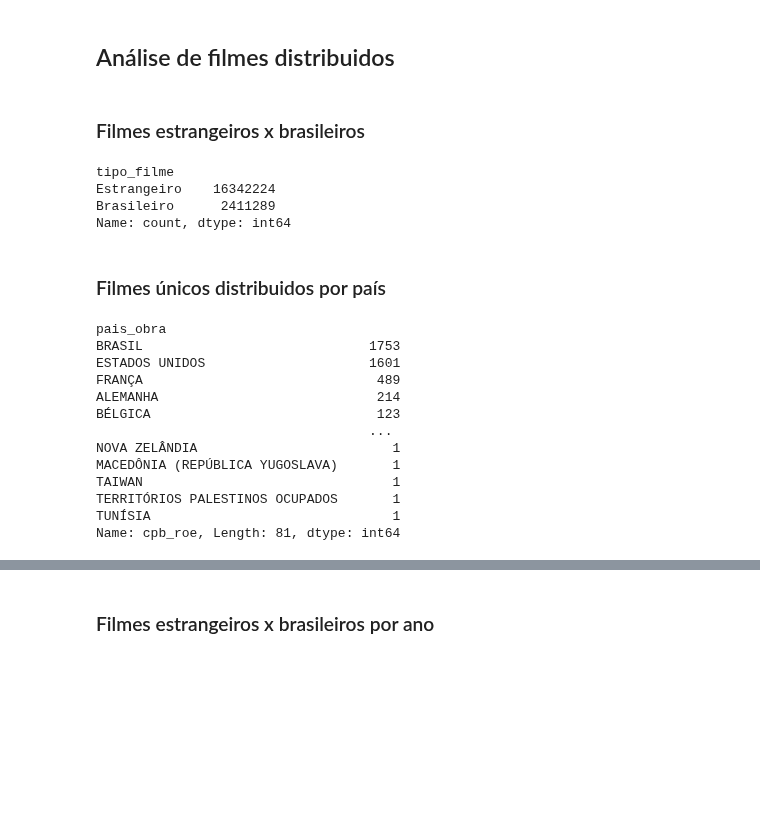
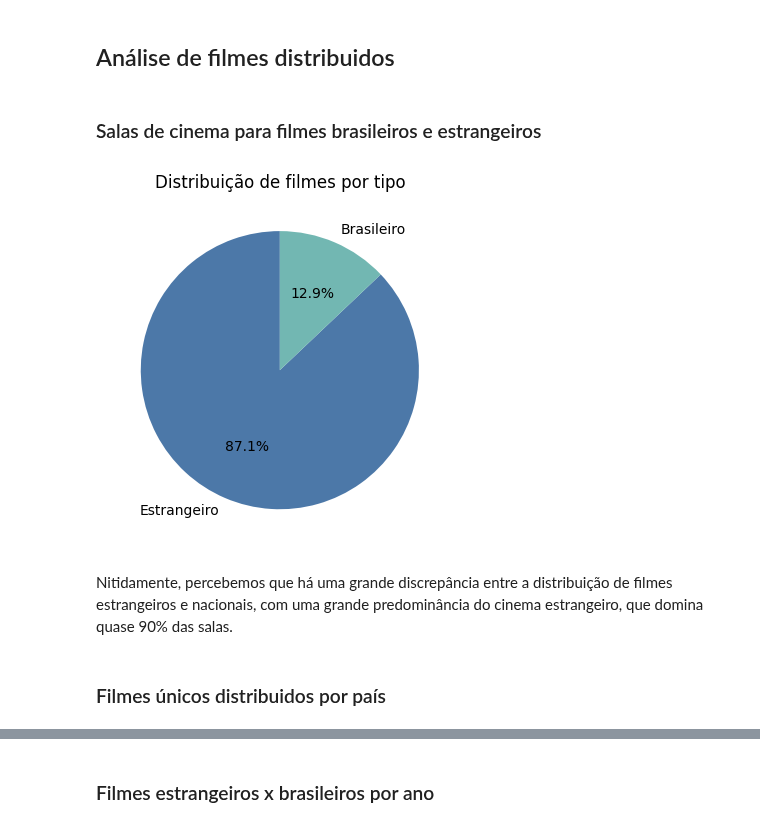
Before and after one commit to JamesIslan/analise-dados-ancine, a Jupyter notebook: src/analise/analise-distribuidoras.ipynb, the cells around one changed output, grey strips where cells are left out. Drawn from its saved outputs; the diff is of its cells as text; code cells hidden in the pictures; blank space fills up the shorter version.

```diff
--- a/src/analise/analise-distribuidoras.ipynb
+++ b/src/analise/analise-distribuidoras.ipynb
@@ -59,29 +34,24 @@ df['tipo_filme'] = df['cpb_roe'].apply(lambda x: 'Estrangeiro' if str(x).startsw
 df['data_exibicao'] = pd.to_datetime(df['data_exibicao'])
 df['ano'] = df['data_exibicao'].dt.year
 # %% [markdown]
-### Filmes estrangeiros x brasileiros
+### Salas de cinema para filmes brasileiros e estrangeiros
-# %%
-df['tipo_filme'].value_counts()
-# %% [output]
-tipo_filme
-Estrangeiro    16342224
-Brasileiro      2411289
-Name: count, dtype: int64
+# %%
+counts = df['tipo_filme'].value_counts()
+
+plt.figure(figsize=(4,4))
+counts.plot.pie(
+  autopct='%1.1f%%',
+  colors=['#4C78A8', '#72B7B2'],
+  startangle=90,
+  labels=counts.index
+)
+plt.ylabel('')
+plt.title('Distribuição de filmes por tipo')
+plt.tight_layout()
+plt.show()
+# %% [output]
+[figure, added]
+# %% [markdown]
+Nitidamente, percebemos que há uma grande discrepância entre a distribuição de filmes estrangeiros e nacionais, com uma grande predominância do cinema estrangeiro, que domina quase 90% das salas.
 # %% [markdown]
 ### Filmes únicos distribuidos por país
-# %%
-df.groupby('pais_obra')['cpb_roe'].nunique().sort_values(ascending=False)
-# %% [output]
-pais_obra
-BRASIL                             1753
-ESTADOS UNIDOS                     1601
-FRANÇA                              489
-ALEMANHA                            214
-BÉLGICA                             123
-                                   ...
-NOVA ZELÂNDIA                         1
-MACEDÔNIA (REPÚBLICA YUGOSLAVA)       1
-TAIWAN                                1
-TERRITÓRIOS PALESTINOS OCUPADOS       1
-TUNÍSIA                               1
-Name: cpb_roe, Length: 81, dtype: int64
```
Also changed, not shown: parts of 11 cells of this notebook.
